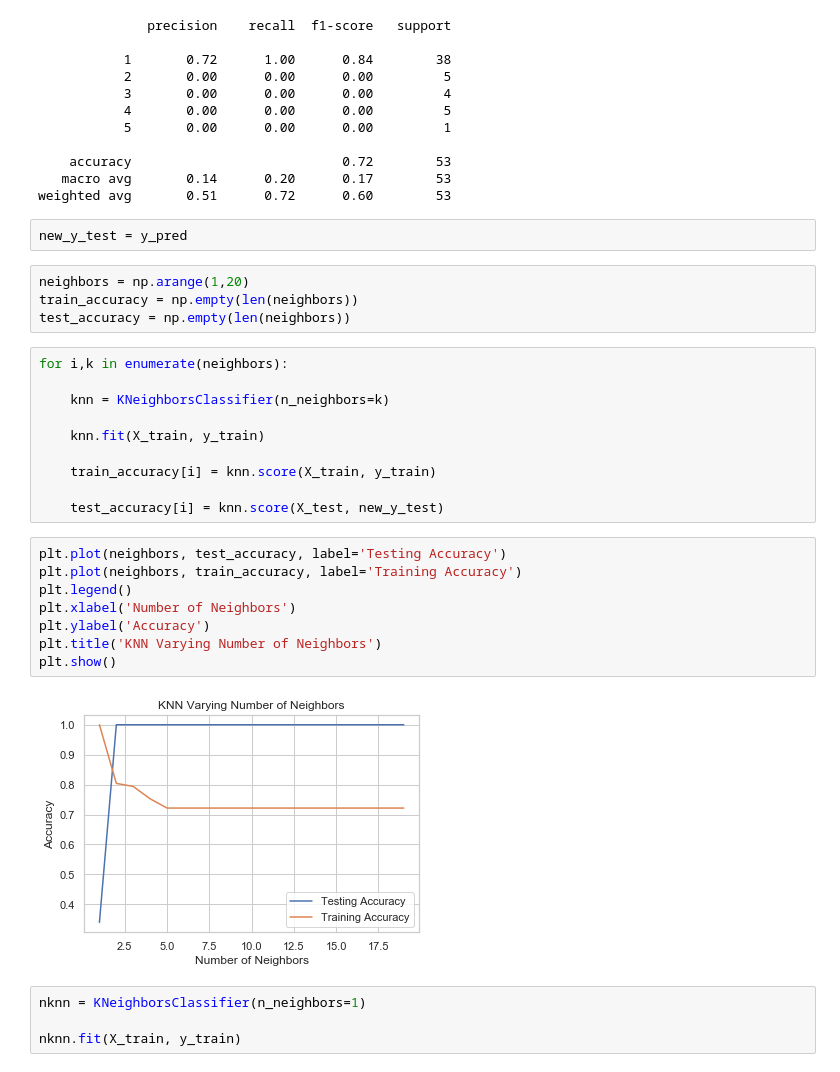
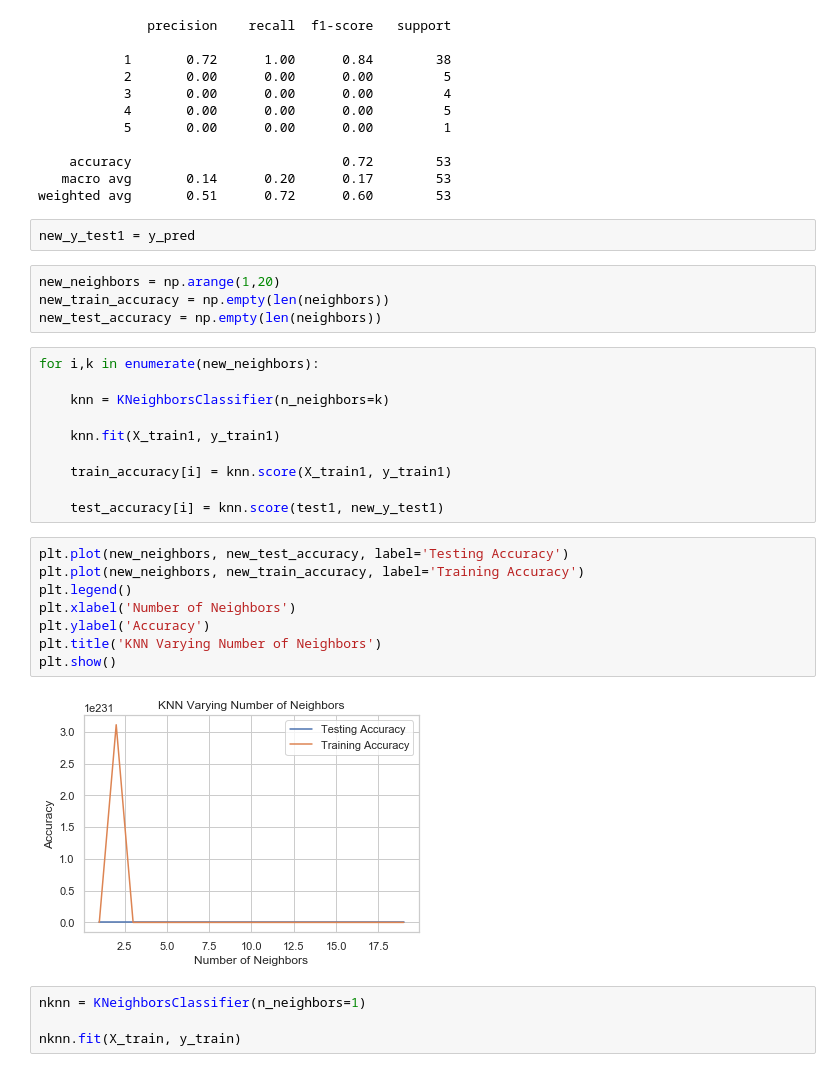
Before and after one commit to bnonni/Python, a Jupyter notebook: Machine_Learning/Project/ML_Project.ipynb, the cells around one changed output. Drawn from its saved outputs; the diff is of its cells as text.

```diff
--- a/Machine_Learning/Project/ML_Project.ipynb
+++ b/Machine_Learning/Project/ML_Project.ipynb
@@ -170,31 +170,31 @@ print(classification_report(y_test, y_pred))
    macro avg       0.14      0.20      0.17        53
 weighted avg       0.51      0.72      0.60        53
 # %%
-new_y_test = y_pred
+new_y_test1 = y_pred
 # %%
-neighbors = np.arange(1,20)
-train_accuracy = np.empty(len(neighbors))
-test_accuracy = np.empty(len(neighbors))
+new_neighbors = np.arange(1,20)
+new_train_accuracy = np.empty(len(neighbors))
+new_test_accuracy = np.empty(len(neighbors))
 # %%
-for i,k in enumerate(neighbors):
+for i,k in enumerate(new_neighbors):
 
     knn = KNeighborsClassifier(n_neighbors=k)
 
-    knn.fit(X_train, y_train)
+    knn.fit(X_train1, y_train1)
 
-    train_accuracy[i] = knn.score(X_train, y_train)
+    train_accuracy[i] = knn.score(X_train1, y_train1)
 
-    test_accuracy[i] = knn.score(X_test, new_y_test)
+    test_accuracy[i] = knn.score(test1, new_y_test1)
 # %%
-plt.plot(neighbors, test_accuracy, label='Testing Accuracy')
-plt.plot(neighbors, train_accuracy, label='Training Accuracy')
+plt.plot(new_neighbors, new_test_accuracy, label='Testing Accuracy')
+plt.plot(new_neighbors, new_train_accuracy, label='Training Accuracy')
 plt.legend()
 plt.xlabel('Number of Neighbors')
 plt.ylabel('Accuracy')
 plt.title('KNN Varying Number of Neighbors')
 plt.show()
 # %% [output]
-[figure, old version]
+[figure, new version]
 # %%
 nknn = KNeighborsClassifier(n_neighbors=1)
 
```
Also changed, not shown: parts of 3 cells of this notebook, 2 other files.
